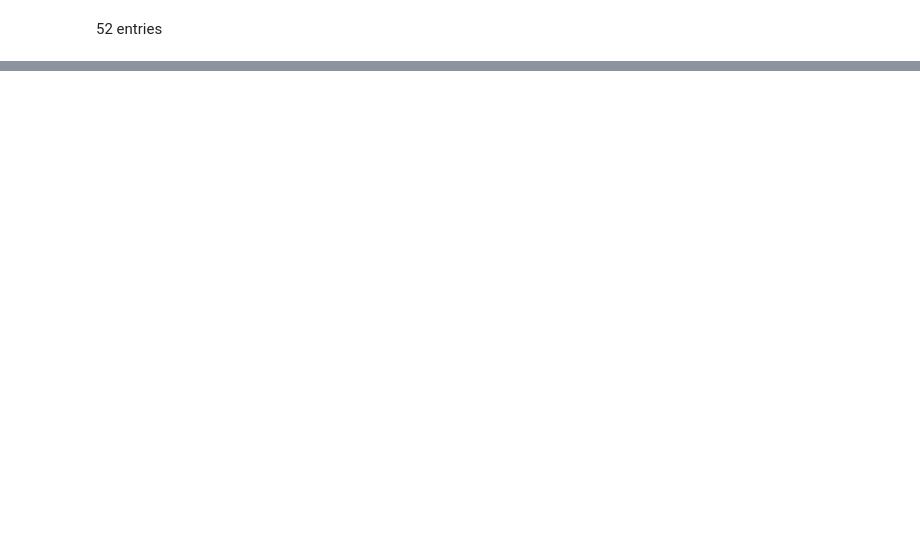
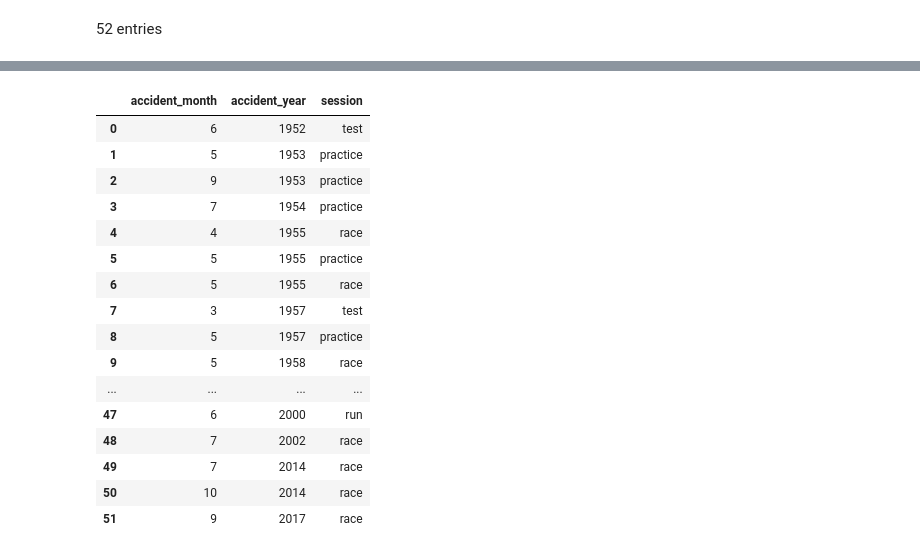
Before and after one commit to catstacks/TDADSBootcamp, a Jupyter notebook: f1crashes.ipynb, the cells around one changed output, grey strips where cells are left out. Drawn from its saved outputs; the diff is of its cells as text; code cells hidden in the pictures; blank space fills up the shorter version.

```diff
--- a/f1crashes.ipynb
+++ b/f1crashes.ipynb
@@ -46,0 +72,22 @@ crash_df
+# %%
+#Drop high cardinality columns for now
+drop_crash = crash_df.drop(columns=["driver", "car", "event", "circuit", "driver_nationality"])
+drop_crash
+# %% [output]
+|  | accident_month | accident_year | session |
+| 0 | 6 | 1952 | test |
+| 1 | 5 | 1953 | practice |
+| 2 | 9 | 1953 | practice |
+| 3 | 7 | 1954 | practice |
+| 4 | 4 | 1955 | race |
+| 5 | 5 | 1955 | practice |
+| 6 | 5 | 1955 | race |
+| 7 | 3 | 1957 | test |
+| 8 | 5 | 1957 | practice |
+| 9 | 5 | 1958 | race |
+| ... | ... | ... | ... |
+| 47 | 6 | 2000 | run |
+| 48 | 7 | 2002 | race |
+| 49 | 7 | 2014 | race |
+| 50 | 10 | 2014 | race |
+| 51 | 9 | 2017 | race |
```
Also changed, not shown: parts of 8 cells of this notebook.
